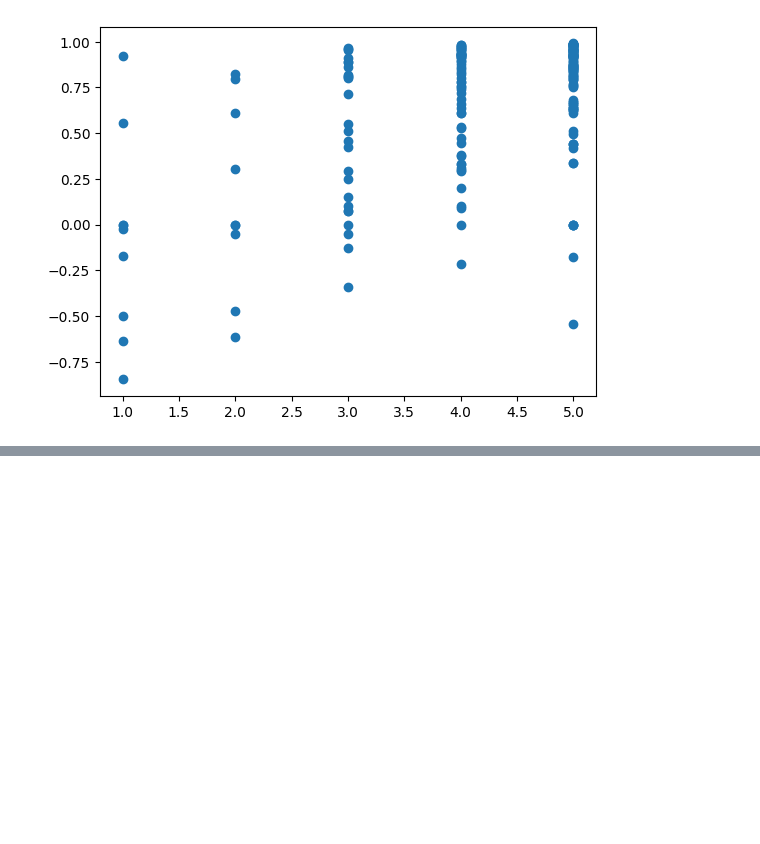
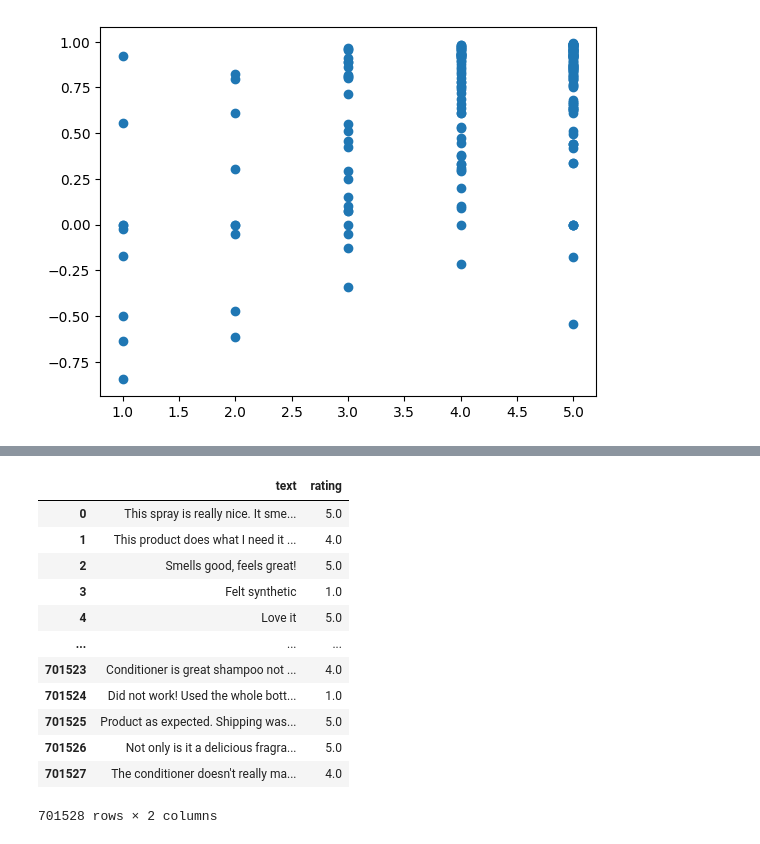
Before and after one commit to reolingovender/MIT805, a Jupyter notebook: Sentiment_Analysis.ipynb, the cells around one changed output, grey strips where cells are left out. Cells and saved outputs as stored; diff of their text form; code cells hidden in the pictures; blank space fills up the shorter version.

```diff
--- a/Sentiment_Analysis.ipynb
+++ b/Sentiment_Analysis.ipynb
@@ -52,0 +61,5 @@ df = pd.DataFrame(dataset['full'])
+# %%
+def demoji(text):
+  return emoji.demojize(text)
+# %%
+df['text'] = df['text'].apply(demoji)
@@ -55,3 +117,6 @@ df.head()
+# %%
+# remove empty reviews and rating
+df = df[(df['reviews.text'].isnull()==False)&(df['reviews.rating'].isnull()==False)]
 # %%
 from vaderSentiment.vaderSentiment import SentimentIntensityAnalyzer
 
@@ -147,0 +266,16 @@ plt.plot(x, y1, 'o')
+# %%
+df[['text', 'rating']]
+# %% [output]
+|  | text | rating |
+| 0 | This spray is really nice. It sme... | 5.0 |
+| 1 | This product does what I need it ... | 4.0 |
+| 2 | Smells good, feels great! | 5.0 |
+| 3 | Felt synthetic | 1.0 |
+| 4 | Love it | 5.0 |
+| ... | ... | ... |
+| 701523 | Conditioner is great shampoo not ... | 4.0 |
+| 701524 | Did not work! Used the whole bott... | 1.0 |
+| 701525 | Product as expected. Shipping was... | 5.0 |
+| 701526 | Not only is it a delicious fragra... | 5.0 |
+| 701527 | The conditioner doesn't really ma... | 4.0 |
+701528 rows × 2 columns
```
Also changed, not shown: parts of 24 cells of this notebook.
